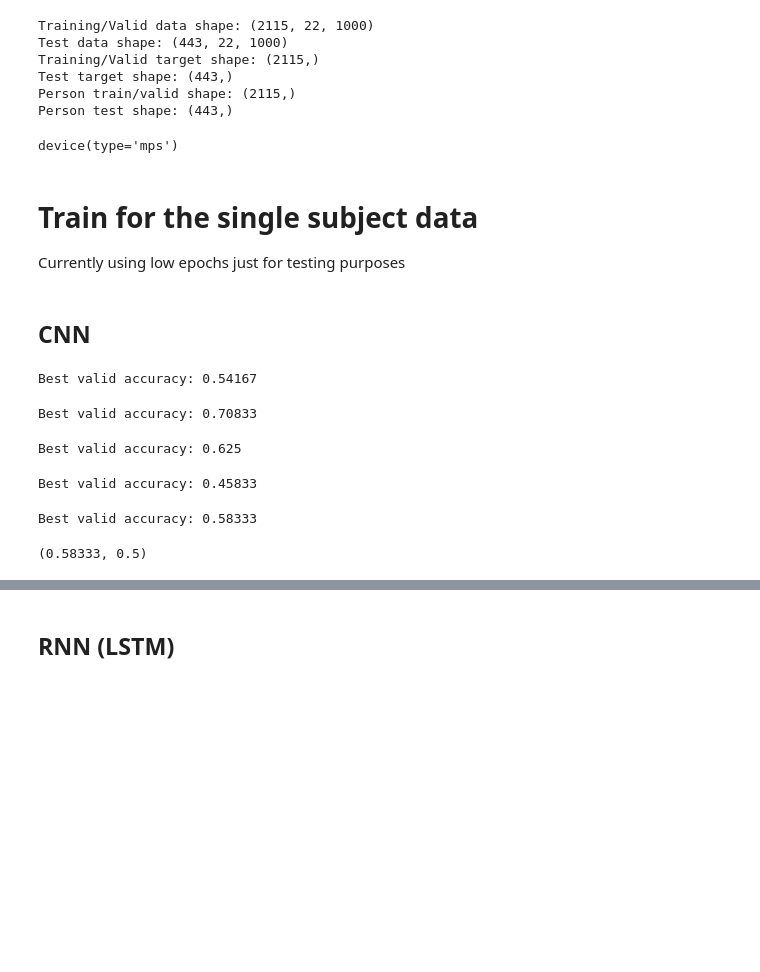
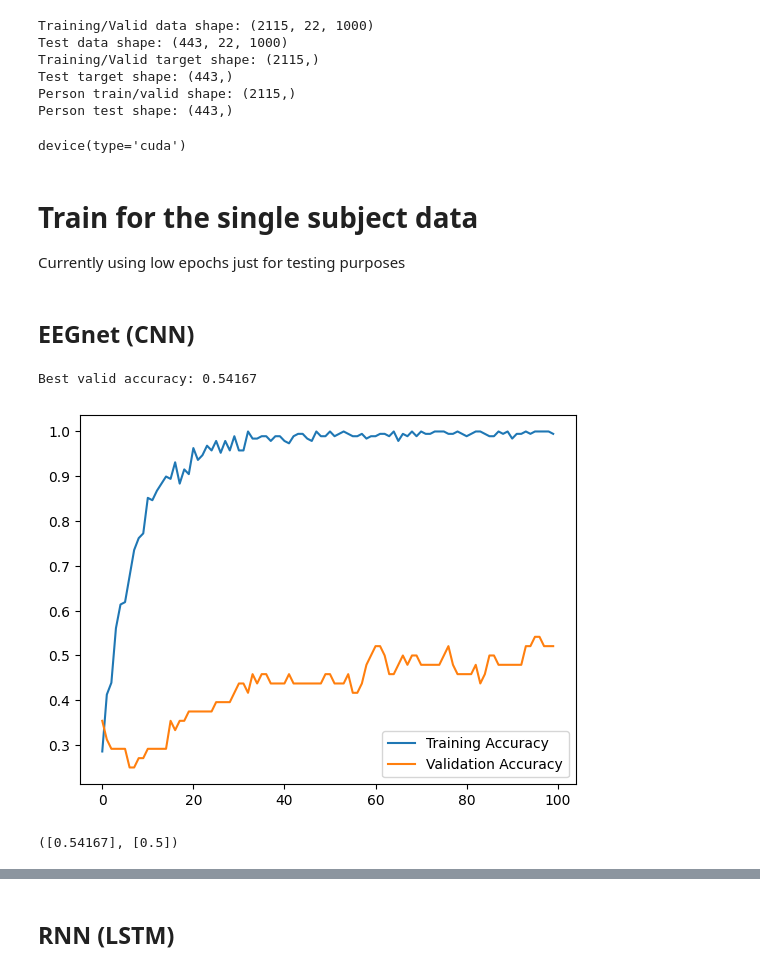
Before and after one commit to TurnerKaminski/ECE147-Final-Project, a Jupyter notebook: main.ipynb, the cells around one changed output, grey strips where cells are left out. Saved outputs shown, nothing was run; the diff lists cells and outputs as text; code cells hidden in the pictures; blank space fills up the shorter version.

Commit message:
Work
Extensively run models, plot training & validation accuracy during training, compare single model subject to all and all subject model to individual subjects, write down notes and ideas

```diff
--- a/main.ipynb
+++ b/main.ipynb
@@ -44,10 +47,10 @@ torch.manual_seed(seed)
 
 # This is for macbook M1, if you have intel I think you use cuda not mps
 # Research what works for your device and change the torch.device
-device = torch.device("mps")
+device = torch.device("cuda")
 device
 # %% [output]
-device(type='mps')
+device(type='cuda')
 # %%
 # Import the models and functions
 from models import *
@@ -55,7 +59,7 @@ from trainer import *
 # %%
 # Set up data sets
-s1_indices_train = [i for i, s in enumerate(person_train_valid) if s == 1]
-s1_indices_test = [i for i, s in enumerate(person_test) if s == 1]
+s1_indices_train = [i for i, s in enumerate(person_train_valid) if s == 0]
+s1_indices_test = [i for i, s in enumerate(person_test) if s == 0]
 X_train_valid_s1 = X_train_valid[s1_indices_train]
 y_train_valid_s1 = y_train_valid[s1_indices_train]
 X_test_s1 = X_test[s1_indices_test]
@@ -75,23 +79,26 @@ test_dataloader = DataLoader(dataset, batch_size=256, shuffle=False)
 # Train for the single subject data
 Currently using low epochs just for testing purposes
 # %% [markdown]
-## CNN
+## EEGnet (CNN)
 # %%
 valid_accs = []
 test_accs = []
 
-for i in range(n_trials):
-    cnn = CNN(input_size=X_train_valid_s1.shape[1:], N=n_class).to(device)
-    valid_acc = fit(cnn, X_train_valid_s1, y_train_valid_s1, device, epochs=150)
-    test_acc, _ = evaluate(cnn, test_dataloader, device)
-    valid_accs.append(valid_acc)
-    test_accs.append(test_acc)
+num_epochs=100
 
-round(np.mean(valid_accs), 5), round(np.mean(test_accs), 5)
+cnn = CNN(input_size=X_train_valid_s1.shape[1:], N=n_class).to(device)
+valid_acc, trains, valids = fit(cnn, X_train_valid_s1, y_train_valid_s1, device, epochs=num_epochs)
+plt.figure()
+plt.plot(range(num_epochs), trains)
+plt.plot(range(num_epochs), valids)
+plt.legend(['Training Accuracy', 'Validation Accuracy'])
+plt.show()
+test_acc1, _ = evaluate(cnn, test_dataloader, device)
+valid_accs.append(valid_acc)
+test_accs.append(test_acc1)
+
+valid_accs, test_accs
 # %% [output]
 Best valid accuracy: 0.54167
+[figure, added]
-Best valid accuracy: 0.70833
+([0.54167], [0.5])
-Best valid accuracy: 0.625
-Best valid accuracy: 0.45833
-Best valid accuracy: 0.58333
-(0.58333, 0.5)
```
Also changed, not shown: parts of 27 cells of this notebook, 6 other files.
